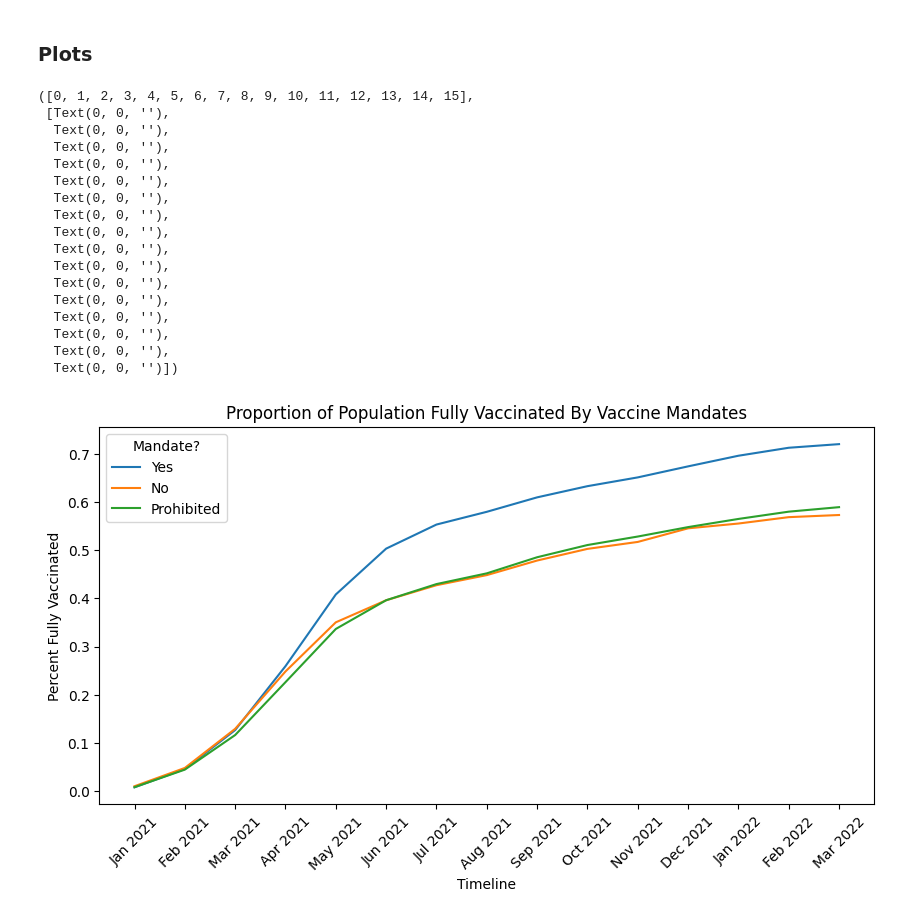
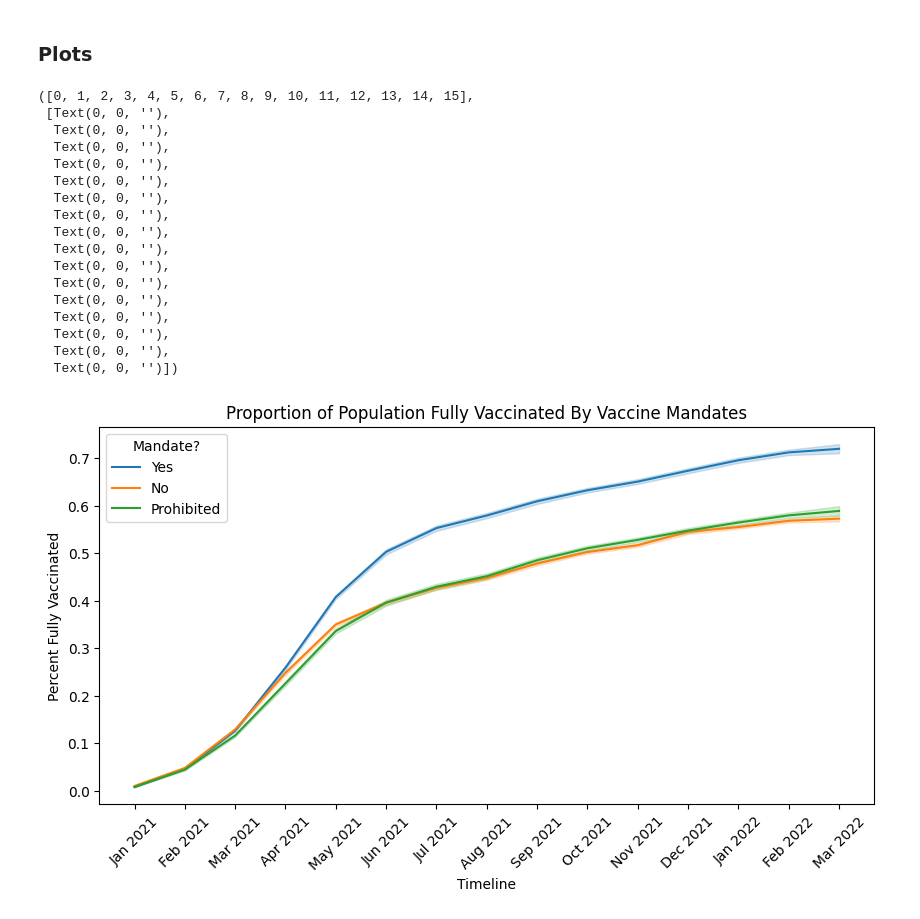
Before and after one commit to youribenadjaoud/mph-thesis, a Jupyter notebook: src/notebooks/domestic_exploration.ipynb, the cells around one changed output. Cells and saved outputs as stored; diff of their text form; code cells hidden in the pictures.

```diff
--- a/src/notebooks/domestic_exploration.ipynb
+++ b/src/notebooks/domestic_exploration.ipynb
@@ -179,35 +179,35 @@ vacc_all_jhu_pop.rename(columns={"level_0": "Mandate?"}, inplace=True)
 fig, ax = plt.subplots(figsize=(10, 5), dpi=100)
 
 sns.lineplot(
     data=vacc_all_jhu_pop,
     x="Time",
     y="People_Fully_Vaccinated",
     hue="Mandate?",
-    ci=None,
+    #ci="sd",
 )
 
 ax.set(xlabel="Timeline", ylabel="Percent Fully Vaccinated")
 ax.set(title="Proportion of Population Fully Vaccinated By Vaccine Mandates")
 plt.xticks(rotation=45)
 # %% [output]
 ([0, 1, 2, 3, 4, 5, 6, 7, 8, 9, 10, 11, 12, 13, 14, 15],
  [Text(0, 0, ''),
   Text(0, 0, ''),
   Text(0, 0, ''),
   Text(0, 0, ''),
   Text(0, 0, ''),
   Text(0, 0, ''),
   Text(0, 0, ''),
   Text(0, 0, ''),
   Text(0, 0, ''),
   Text(0, 0, ''),
   Text(0, 0, ''),
   Text(0, 0, ''),
   Text(0, 0, ''),
   Text(0, 0, ''),
   Text(0, 0, ''),
   Text(0, 0, '')])
-[figure, old version]
+[figure, new version]
 # %%
 # CDC Vaccine Rates Plot
 # Something really weird going on here, need to double check raw data to see what is happening
```
Also changed, not shown: parts of 1 cell of this notebook, 4 other files.
